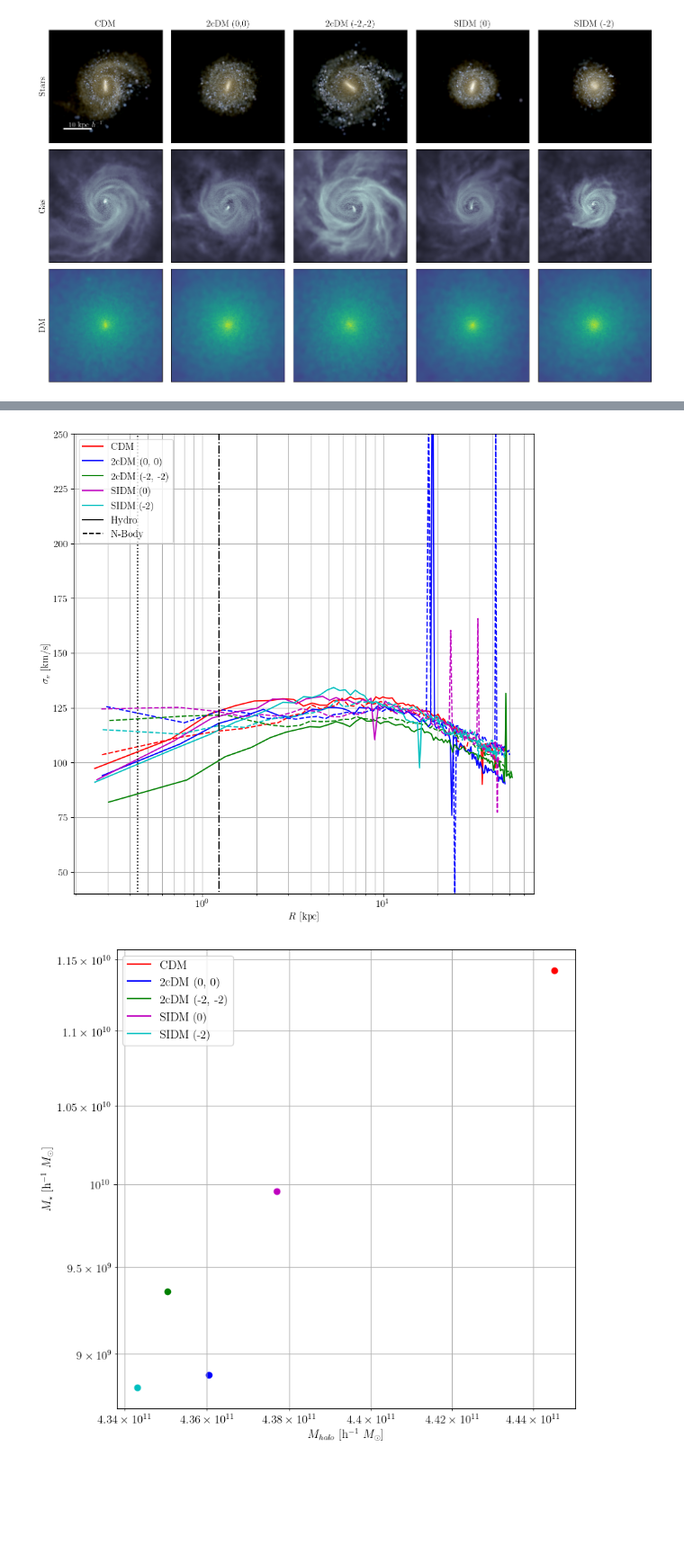
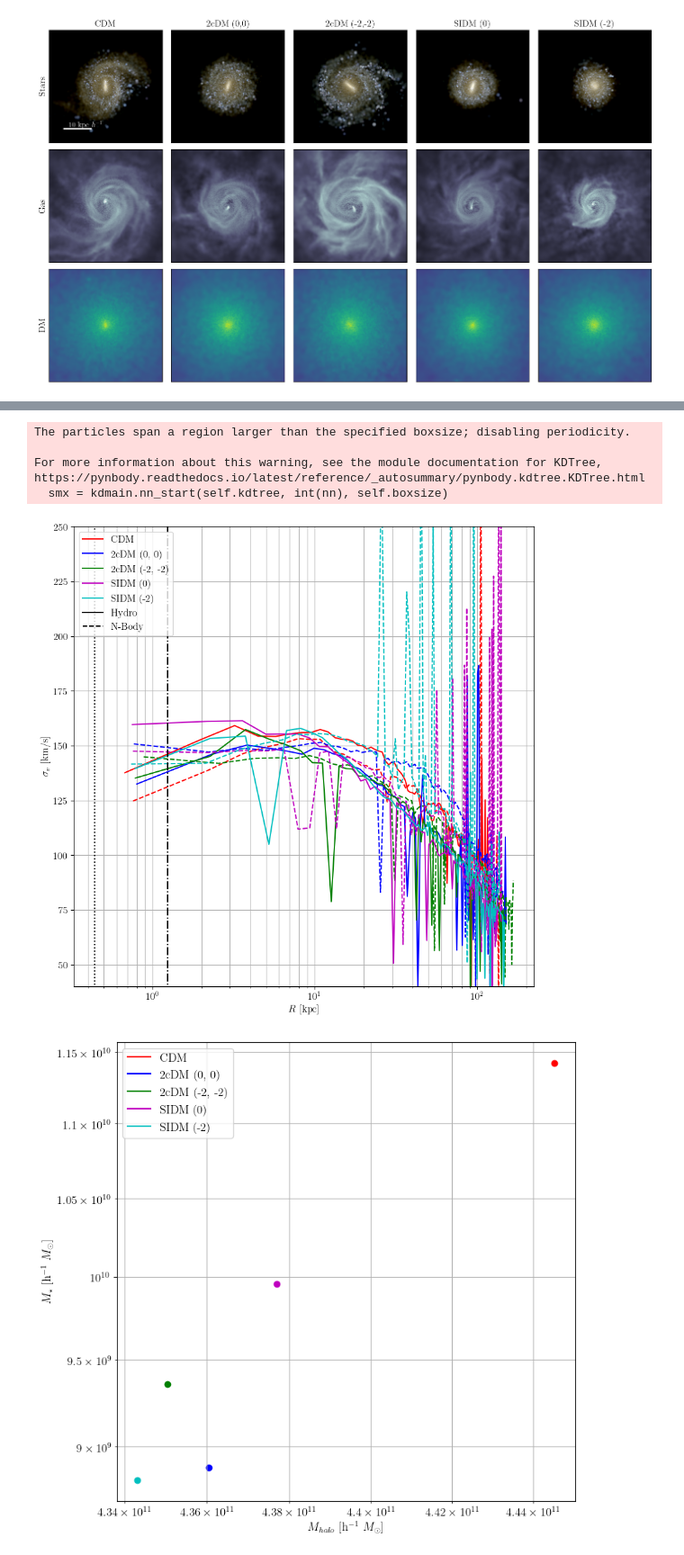
Before and after one commit to rtlow/2cDM_paperII, a Jupyter notebook: jupyter/subhalo_particle_analysis.ipynb, the cells around one changed output, grey strips where cells are left out. Shown at 90% size. Drawn from its saved outputs; the diff is of its cells as text; code cells hidden in the pictures; blank space fills up the shorter version.

Commit message:
More phase space plots

```diff
--- a/jupyter/subhalo_particle_analysis.ipynb
+++ b/jupyter/subhalo_particle_analysis.ipynb
@@ -233,7 +233,7 @@ for run_n in runs:
 
     pynbody.analysis.center(h[0])
 
-    pdm_3d = profile.Profile(f.dm, rmin = 0.1 * softening_length, rmax = h[0].properties['SubhaloHalfmassRad'], ndim = 3)
+    pdm_3d = profile.Profile(f.dm, rmin = 0.1 * softening_length, rmax = 3 * h[0].properties['SubhaloHalfmassRad'], ndim = 3)
 
     # styling
     linestyle = dashings[run.baryon_type]
@@ -291,7 +291,7 @@ for run_n in runs:
 
     pynbody.analysis.faceon(h[0])
 
-    pdm_3d = profile.Profile(h[0], rmin = 0.1 * softening_length, rmax = h[0].properties['SubhaloHalfmassRad'], type='log')
+    pdm_3d = profile.Profile(h[0], rmin = 0.1 * softening_length, rmax = 3 * h[0].properties['SubhaloHalfmassRad'], type='log')
 
     # styling
     linestyle = dashings[run.baryon_type]
@@ -344,7 +344,7 @@ for run_n in runs:
 
     pynbody.analysis.faceon(h[0])
 
-    pdm_3d = profile.Profile(f, rmin = 0.1 * softening_length, rmax = h[0].properties['SubhaloHalfmassRad'])
+    pdm_3d = profile.Profile(f, rmin = 0.1 * softening_length, rmax = 3 * h[0].properties['SubhaloHalfmassRad'])
 
     # styling
     linestyle = dashings[run.baryon_type]
@@ -398,7 +398,7 @@ for run_n in runs:
 
     pynbody.analysis.faceon(h[0])
 
-    pdm_3d = profile.Profile(f, rmin = 0.1 * softening_length, rmax = h[0].properties['SubhaloHalfmassRad'])
+    pdm_3d = profile.Profile(f, rmin = 0.1 * softening_length, rmax = 3 * h[0].properties['SubhaloHalfmassRad'])
 
     # styling
     linestyle = dashings[run.baryon_type]
@@ -407,34 +407,39 @@ for run_n in runs:
     else:
         color = colors[run.dm_type][str(run.powerLaws)]
 
     rbins = pdm_3d['rbins'].in_units('kpc')
     vel = pdm_3d['v_disp'].in_units('km s^-1')
 
     ax.plot(rbins,vel,color=color, linestyle=linestyle)
 ax.vlines(softening_length, 0, 10**50, colors='k', linestyles='dotted')
 ax.vlines(2.8*softening_length, 0, 10**50, colors='k', linestyles='dashdot')
 
 ax.set_ylim([40, 250])
 ax.set_xlabel('$R$ [kpc]')
 ax.set_ylabel(r'$\sigma_{v}$ [km/s]')
 # ax.set_yscale("log")
 ax.set_xscale("log")
 ax.grid(True, which="both", ls="-")
 ax.set_box_aspect(aspect=1)
 
 ax.plot([],[], label='CDM', color='r')
 ax.plot([],[], label='2cDM (0, 0)', color='b')
 ax.plot([],[], label='2cDM (-2, -2)', color='g')
 ax.plot([],[], label='SIDM (0)', color='m')
 ax.plot([],[], label='SIDM (-2)', color='c')
 ax.plot([],[], label='Hydro', color='k', linestyle='solid')
 ax.plot([],[], label='N-Body', color='k', linestyle='dashed')
 
 plt.legend()
 
 plt.savefig(out_path + 'vrms_profiles.pdf')
 # %% [output]
+The particles span a region larger than the specified boxsize; disabling periodicity.
+
+For more information about this warning, see the module documentation for KDTree,
+https://pynbody.readthedocs.io/latest/reference/_autosummary/pynbody.kdtree.KDTree.html
+  smx = kdmain.nn_start(self.kdtree, int(nn), self.boxsize)
-[figure, old version]
+[figure, new version]
 # %%
 fig, ax = plt.subplots(1,1, figsize=[8.5, 8.5])
 
```
Also changed, not shown: parts of 4 cells of this notebook, 5 other files.
